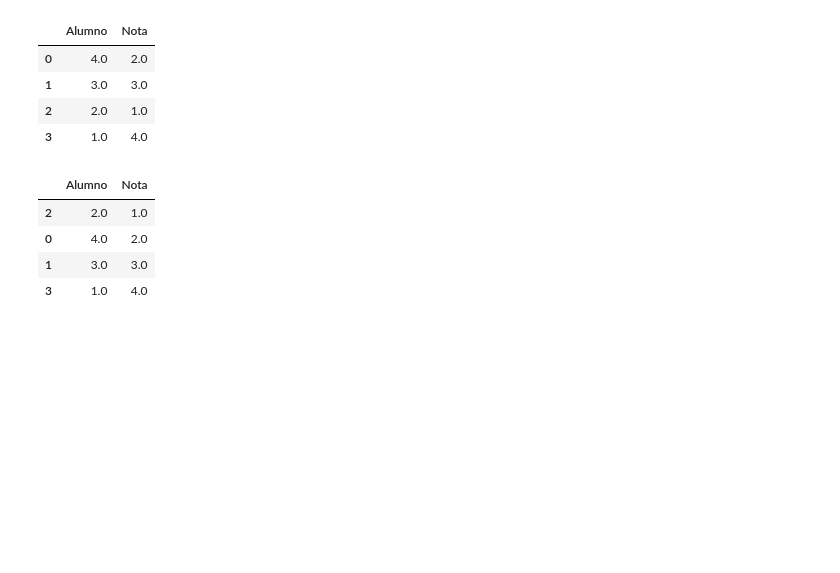
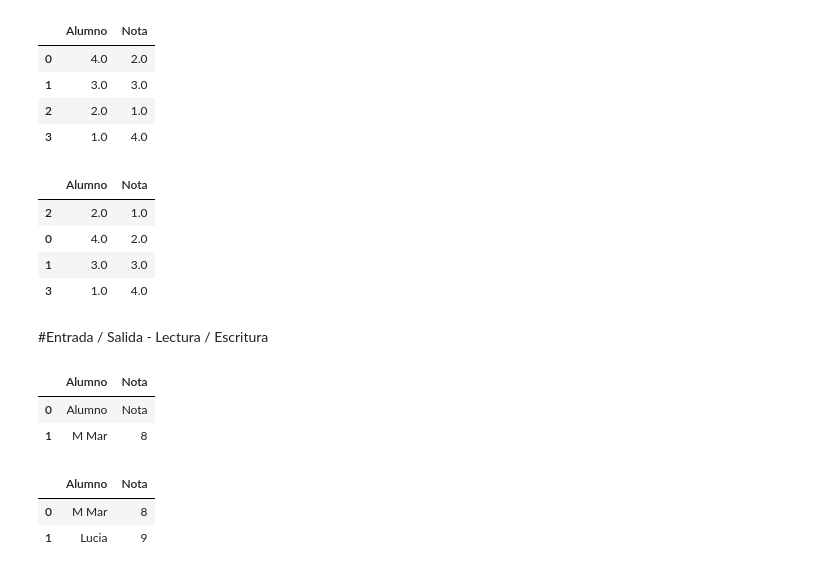
Before and after one commit to josecodetech/pandas, a Jupyter notebook: pandas.ipynb, the cells around one changed output. Saved outputs shown, nothing was run; the diff lists cells and outputs as text; code cells hidden in the pictures; blank space fills up the shorter version.

Commit message:
Escritura Lectura

```diff
--- a/pandas.ipynb
+++ b/pandas.ipynb
@@ -268,3 +268,5 @@ df.sort_values(by='Nota')
 | 0 | 4.0 | 2.0 |
 | 1 | 3.0 | 3.0 |
 | 3 | 1.0 | 4.0 |
+# %% [markdown]
+#Entrada / Salida - Lectura / Escritura
@@ -270,0 +276,18 @@ df.sort_values(by='Nota')
+# %%
+#leer DataFrame
+mis_datos=pd.read_csv('misDatos.csv',header=None,nrows=2)
+mis_datos.columns=['Alumno','Nota']
+mis_datos.head()
+# %% [output]
+|  | Alumno | Nota |
+| 0 | Alumno | Nota |
+| 1 | M Mar | 8 |
+# %%
+#leer DataFrame
+mis_datos=pd.read_csv('misDatos.csv')
+#mis_datos.columns=['Alumno','Nota']
+mis_datos.head(2)
+# %% [output]
+|  | Alumno | Nota |
+| 0 | M Mar | 8 |
+| 1 | Lucia | 9 |
```
Also changed, not shown: parts of 3 cells of this notebook, 2 other files.
